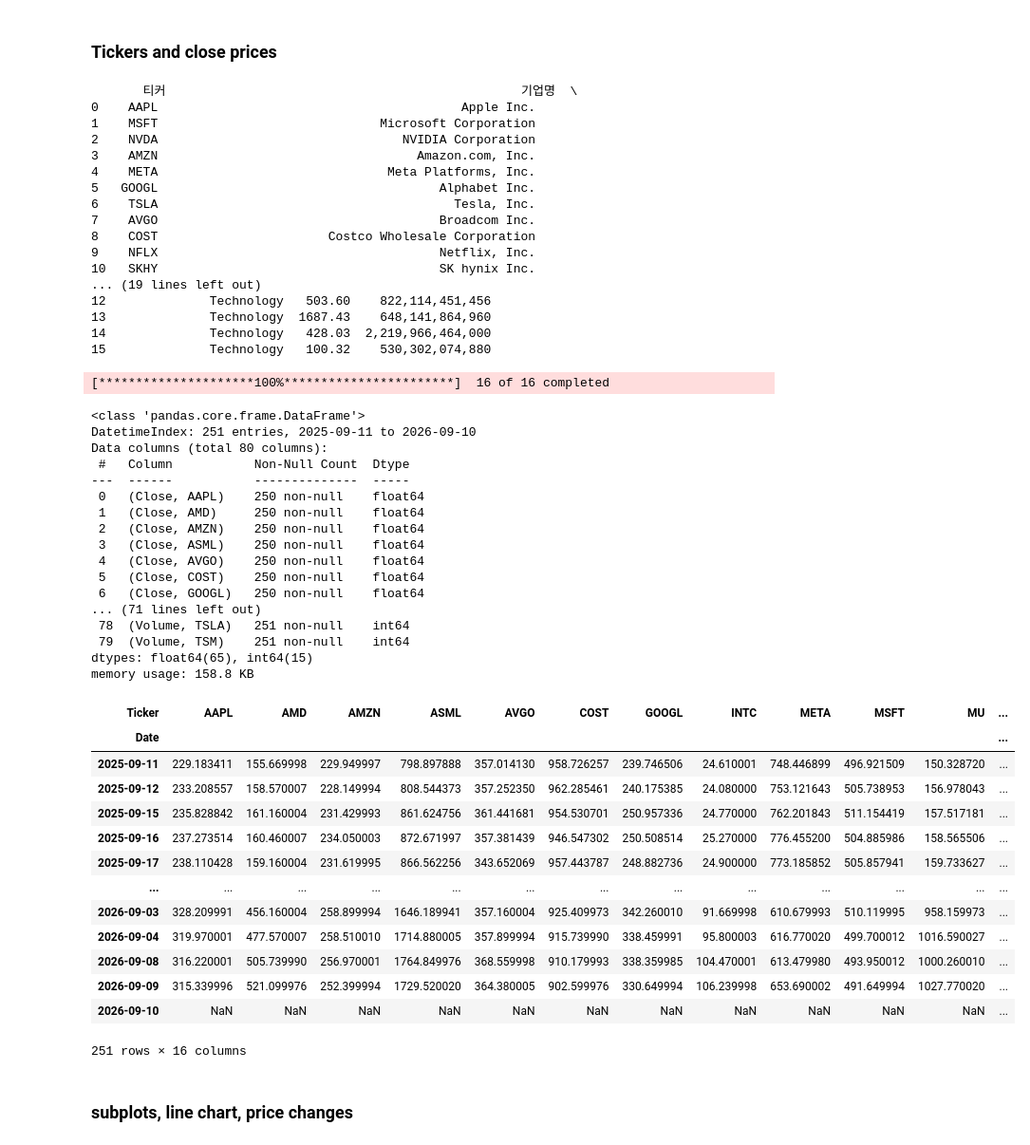
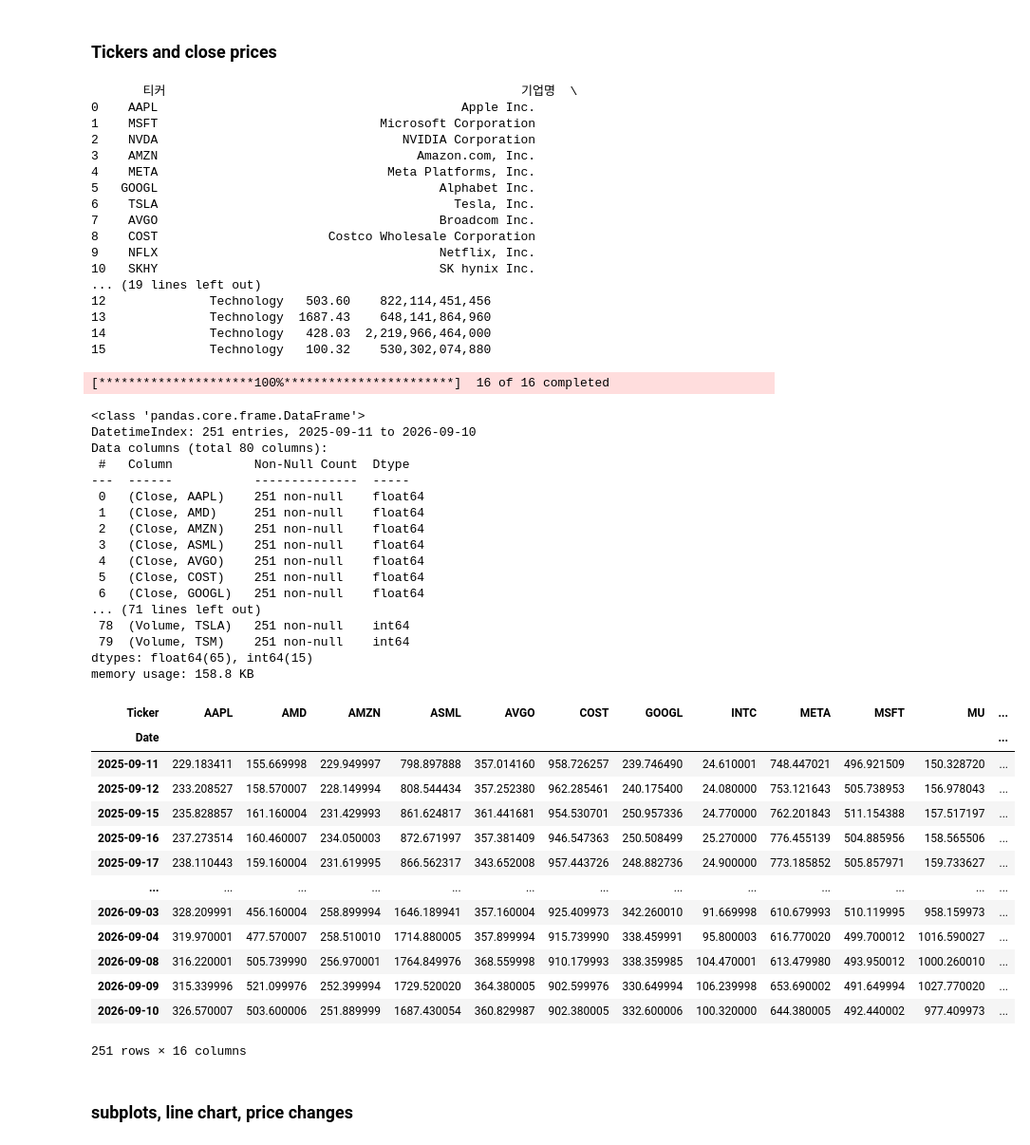
Before and after one commit to bahn28/salad, a Jupyter notebook: az_nyse_001.ipynb, the cells around one changed output. Shown at 95% size. Saved outputs shown, nothing was run; the diff lists cells and outputs as text; code cells hidden in the pictures.

```diff
--- a/az_nyse_001.ipynb
+++ b/az_nyse_001.ipynb
@@ -70,7 +70,7 @@ df_tckr = pd.DataFrame(stock_data)
 print(df_tckr)
 
 # 티커에 대한 가격, 볼륨 데이터, k 년 자료 가져오기
-df_dat = yf.download(tickers, period='1y') #, multi_level_index=False)
+df_dat = yf.download(tickers, period='1y', auto_adjust=True)
 df_dat.info()   # ticker마다 close, open, volume 등
 
 # 다운 자료 중 종가 추출
@@ -80,51 +80,51 @@ df_dat_cls
        티커                                                기업명  \
 0    AAPL                                         Apple Inc.
 1    MSFT                              Microsoft Corporation
 2    NVDA                                 NVIDIA Corporation
 3    AMZN                                   Amazon.com, Inc.
 4    META                               Meta Platforms, Inc.
 5   GOOGL                                      Alphabet Inc.
 6    TSLA                                        Tesla, Inc.
 7    AVGO                                      Broadcom Inc.
 8    COST                       Costco Wholesale Corporation
 9    NFLX                                      Netflix, Inc.
 10   SKHY                                      SK hynix Inc.
 ... (19 lines left out)
 12              Technology   503.60    822,114,451,456
 13              Technology  1687.43    648,141,864,960
 14              Technology   428.03  2,219,966,464,000
 15              Technology   100.32    530,302,074,880
 [*********************100%***********************]  16 of 16 completed
 <class 'pandas.core.frame.DataFrame'>
 DatetimeIndex: 251 entries, 2025-09-11 to 2026-09-10
 Data columns (total 80 columns):
  #   Column           Non-Null Count  Dtype
 ---  ------           --------------  -----
- 0   (Close, AAPL)    250 non-null    float64
- 1   (Close, AMD)     250 non-null    float64
- 2   (Close, AMZN)    250 non-null    float64
- 3   (Close, ASML)    250 non-null    float64
- 4   (Close, AVGO)    250 non-null    float64
- 5   (Close, COST)    250 non-null    float64
- 6   (Close, GOOGL)   250 non-null    float64
+ 0   (Close, AAPL)    251 non-null    float64
+ 1   (Close, AMD)     251 non-null    float64
+ 2   (Close, AMZN)    251 non-null    float64
+ 3   (Close, ASML)    251 non-null    float64
+ 4   (Close, AVGO)    251 non-null    float64
+ 5   (Close, COST)    251 non-null    float64
+ 6   (Close, GOOGL)   251 non-null    float64
 ... (71 lines left out)
  78  (Volume, TSLA)   251 non-null    int64
  79  (Volume, TSM)    251 non-null    int64
 dtypes: float64(65), int64(15)
 memory usage: 158.8 KB
 | Ticker | AAPL | AMD | AMZN | ASML | AVGO | COST | GOOGL | INTC | META | MSFT | MU | ... |
 | Date |  |  |  |  |  |  |  |  |  |  |  | ... |
-| 2025-09-11 | 229.183411 | 155.669998 | 229.949997 | 798.897888 | 357.014130 | 958.726257 | 239.746506 | 24.610001 | 748.446899 | 496.921509 | 150.328720 | ... |
-| 2025-09-12 | 233.208557 | 158.570007 | 228.149994 | 808.544373 | 357.252350 | 962.285461 | 240.175385 | 24.080000 | 753.121643 | 505.738953 | 156.978043 | ... |
-| 2025-09-15 | 235.828842 | 161.160004 | 231.429993 | 861.624756 | 361.441681 | 954.530701 | 250.957336 | 24.770000 | 762.201843 | 511.154419 | 157.517181 | ... |
-| 2025-09-16 | 237.273514 | 160.460007 | 234.050003 | 872.671997 | 357.381439 | 946.547302 | 250.508514 | 25.270000 | 776.455200 | 504.885986 | 158.565506 | ... |
-| 2025-09-17 | 238.110428 | 159.160004 | 231.619995 | 866.562256 | 343.652069 | 957.443787 | 248.882736 | 24.900000 | 773.185852 | 505.857941 | 159.733627 | ... |
+| 2025-09-11 | 229.183411 | 155.669998 | 229.949997 | 798.897888 | 357.014160 | 958.726257 | 239.746490 | 24.610001 | 748.447021 | 496.921509 | 150.328720 | ... |
+| 2025-09-12 | 233.208527 | 158.570007 | 228.149994 | 808.544434 | 357.252380 | 962.285461 | 240.175400 | 24.080000 | 753.121643 | 505.738953 | 156.978043 | ... |
+| 2025-09-15 | 235.828857 | 161.160004 | 231.429993 | 861.624817 | 361.441681 | 954.530701 | 250.957336 | 24.770000 | 762.201843 | 511.154388 | 157.517197 | ... |
+| 2025-09-16 | 237.273514 | 160.460007 | 234.050003 | 872.671997 | 357.381409 | 946.547363 | 250.508499 | 25.270000 | 776.455139 | 504.885956 | 158.565506 | ... |
+| 2025-09-17 | 238.110443 | 159.160004 | 231.619995 | 866.562317 | 343.652008 | 957.443726 | 248.882736 | 24.900000 | 773.185852 | 505.857971 | 159.733627 | ... |
 | ... | ... | ... | ... | ... | ... | ... | ... | ... | ... | ... | ... | ... |
 | 2026-09-03 | 328.209991 | 456.160004 | 258.899994 | 1646.189941 | 357.160004 | 925.409973 | 342.260010 | 91.669998 | 610.679993 | 510.119995 | 958.159973 | ... |
 | 2026-09-04 | 319.970001 | 477.570007 | 258.510010 | 1714.880005 | 357.899994 | 915.739990 | 338.459991 | 95.800003 | 616.770020 | 499.700012 | 1016.590027 | ... |
 | 2026-09-08 | 316.220001 | 505.739990 | 256.970001 | 1764.849976 | 368.559998 | 910.179993 | 338.359985 | 104.470001 | 613.479980 | 493.950012 | 1000.260010 | ... |
 | 2026-09-09 | 315.339996 | 521.099976 | 252.399994 | 1729.520020 | 364.380005 | 902.599976 | 330.649994 | 106.239998 | 653.690002 | 491.649994 | 1027.770020 | ... |
-| 2026-09-10 | NaN | NaN | NaN | NaN | NaN | NaN | NaN | NaN | NaN | NaN | NaN | ... |
+| 2026-09-10 | 326.570007 | 503.600006 | 251.889999 | 1687.430054 | 360.829987 | 902.380005 | 332.600006 | 100.320000 | 644.380005 | 492.440002 | 977.409973 | ... |
 251 rows × 16 columns
 # %% [markdown]
 ### subplots, line chart, price changes
```
Also changed, not shown: parts of 5 cells of this notebook.
